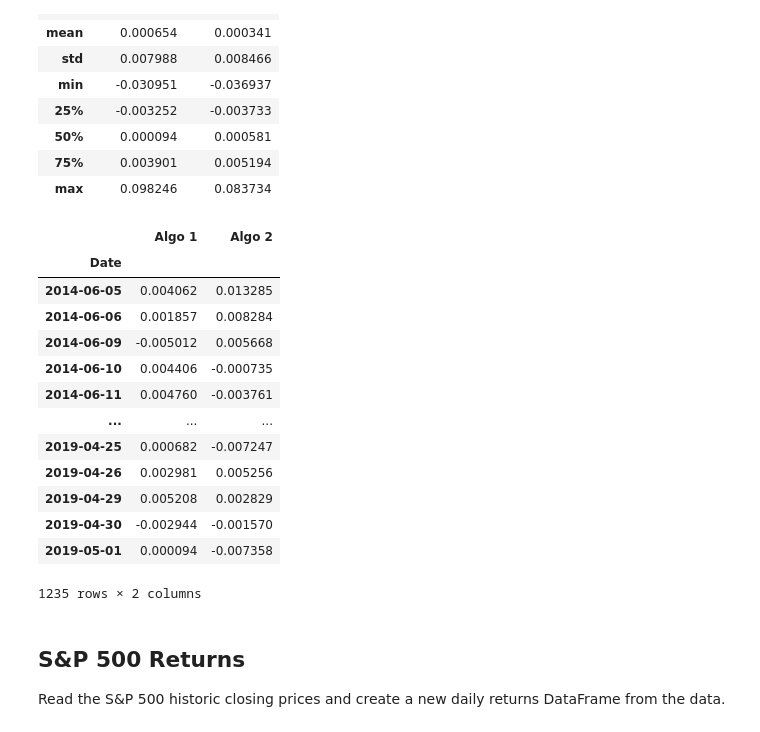
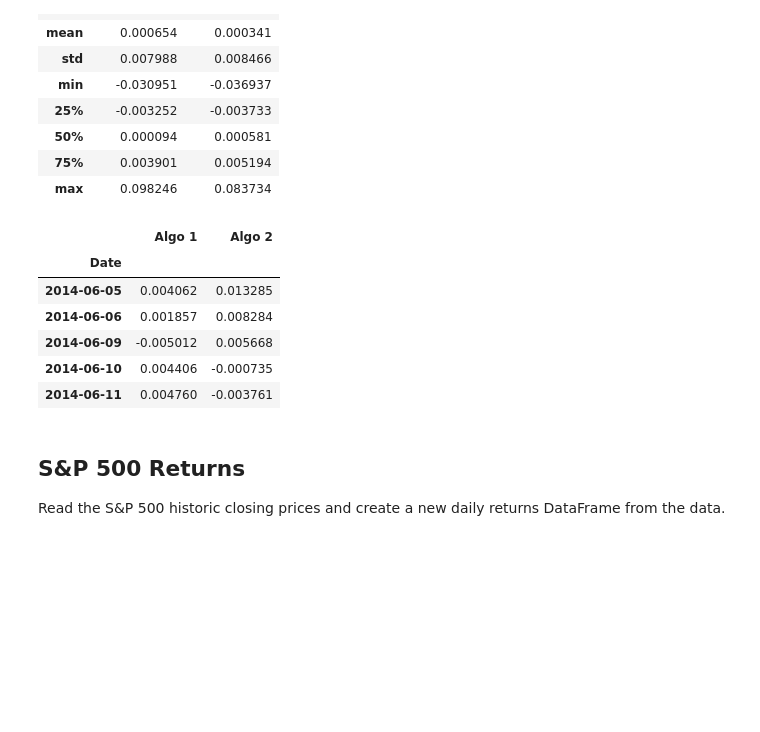
Before and after one commit to gadam/fintech_assessment_03, a Jupyter notebook: whale_analysis.ipynb, the cells around one changed output. Saved outputs shown, nothing was run; the diff lists cells and outputs as text; code cells hidden in the pictures; blank space fills up the shorter version.

```diff
--- a/whale_analysis.ipynb
+++ b/whale_analysis.ipynb
@@ -139,22 +133,16 @@ algo_df.describe(include="all")
 | max | 0.098246 | 0.083734 |
 # %%
 # Sort the algorithmic dataframe for future analysis
-algo_df.sort_index()
+algo_df.sort_index(inplace=True)
+algo_df.head()
 # %% [output]
 |  | Algo 1 | Algo 2 |
 | Date |  |  |
 | 2014-06-05 | 0.004062 | 0.013285 |
 | 2014-06-06 | 0.001857 | 0.008284 |
 | 2014-06-09 | -0.005012 | 0.005668 |
 | 2014-06-10 | 0.004406 | -0.000735 |
 | 2014-06-11 | 0.004760 | -0.003761 |
-| ... | ... | ... |
-| 2019-04-25 | 0.000682 | -0.007247 |
-| 2019-04-26 | 0.002981 | 0.005256 |
-| 2019-04-29 | 0.005208 | 0.002829 |
-| 2019-04-30 | -0.002944 | -0.001570 |
-| 2019-05-01 | 0.000094 | -0.007358 |
-1235 rows × 2 columns
 # %% [markdown]
 ## S&P 500 Returns
 
```
Also changed, not shown: parts of 12 cells of this notebook.
